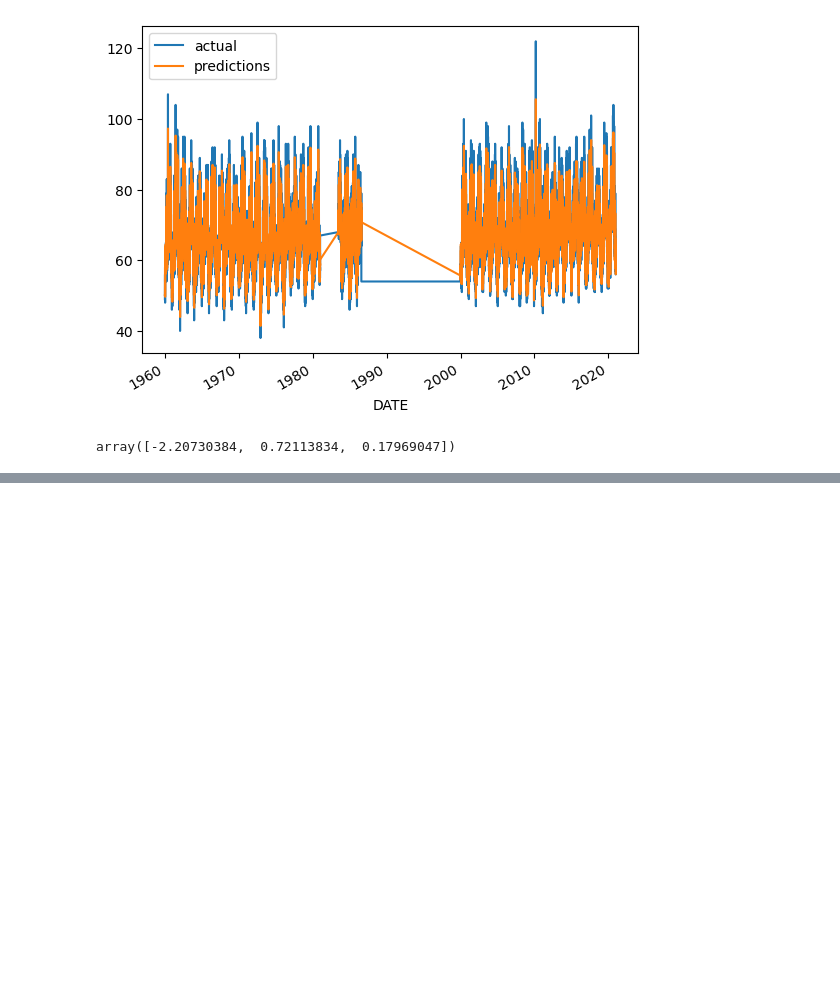
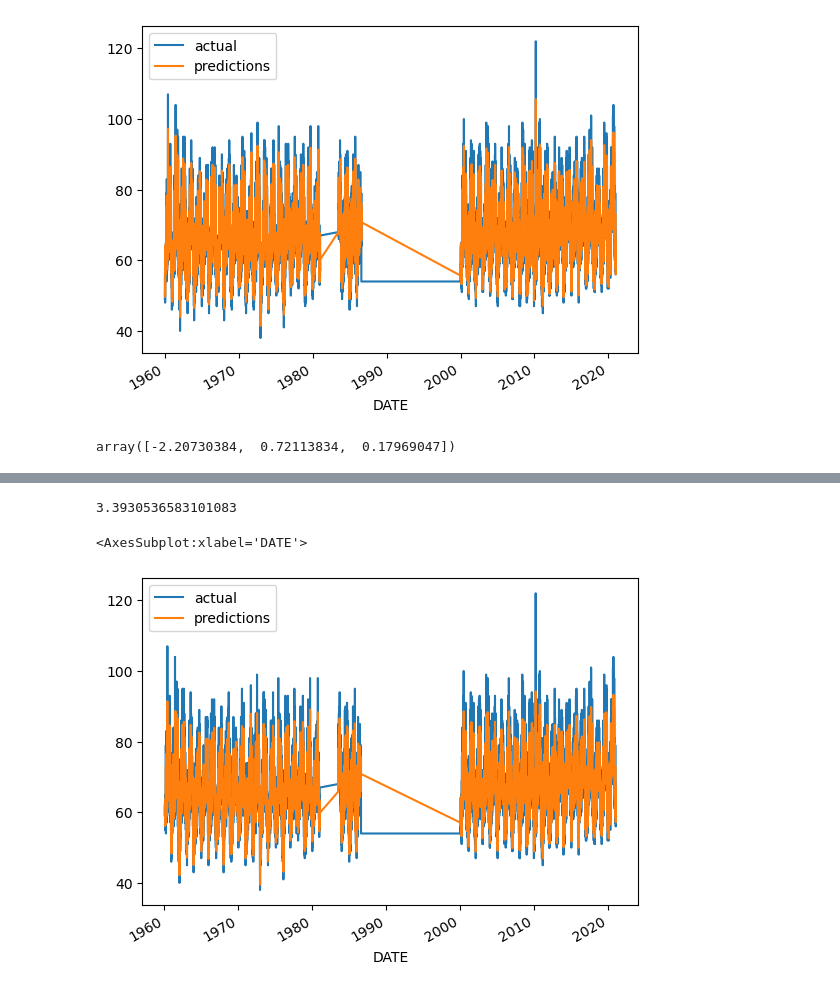
Before and after one commit to ashokrawatt/Weather-Prediction, a Jupyter notebook: weather.ipynb, the cells around one changed output, grey strips where cells are left out. Drawn from its saved outputs; the diff is of its cells as text; code cells hidden in the pictures; blank space fills up the shorter version.

Commit message:
created a function to make predictions

```diff
--- a/weather.ipynb
+++ b/weather.ipynb
@@ -361,0 +382,6 @@ array([-2.20730384,  0.72113834,  0.17969047])
+# %%
+core_weather["max_min"] = core_weather["temp_max"] / core_weather["temp_min"]
+# %%
+predictors = ["precip", "temp_max", "temp_min", "month_max", "month_day_max", "max_min"]
+# %%
+core_weather = core_weather.iloc[30:,:].copy()
@@ -361,0 +405,11 @@ array([-2.20730384,  0.72113834,  0.17969047])
+# %%
+error, combined = create_predictions(predictors, core_weather, reg)
+# %%
+error
+# %% [output]
+3.3930536583101083
+# %%
+combined.plot()
+# %% [output]
+<AxesSubplot:xlabel='DATE'>
+[figure, added]
```
Also changed, not shown: parts of 6 cells of this notebook.
